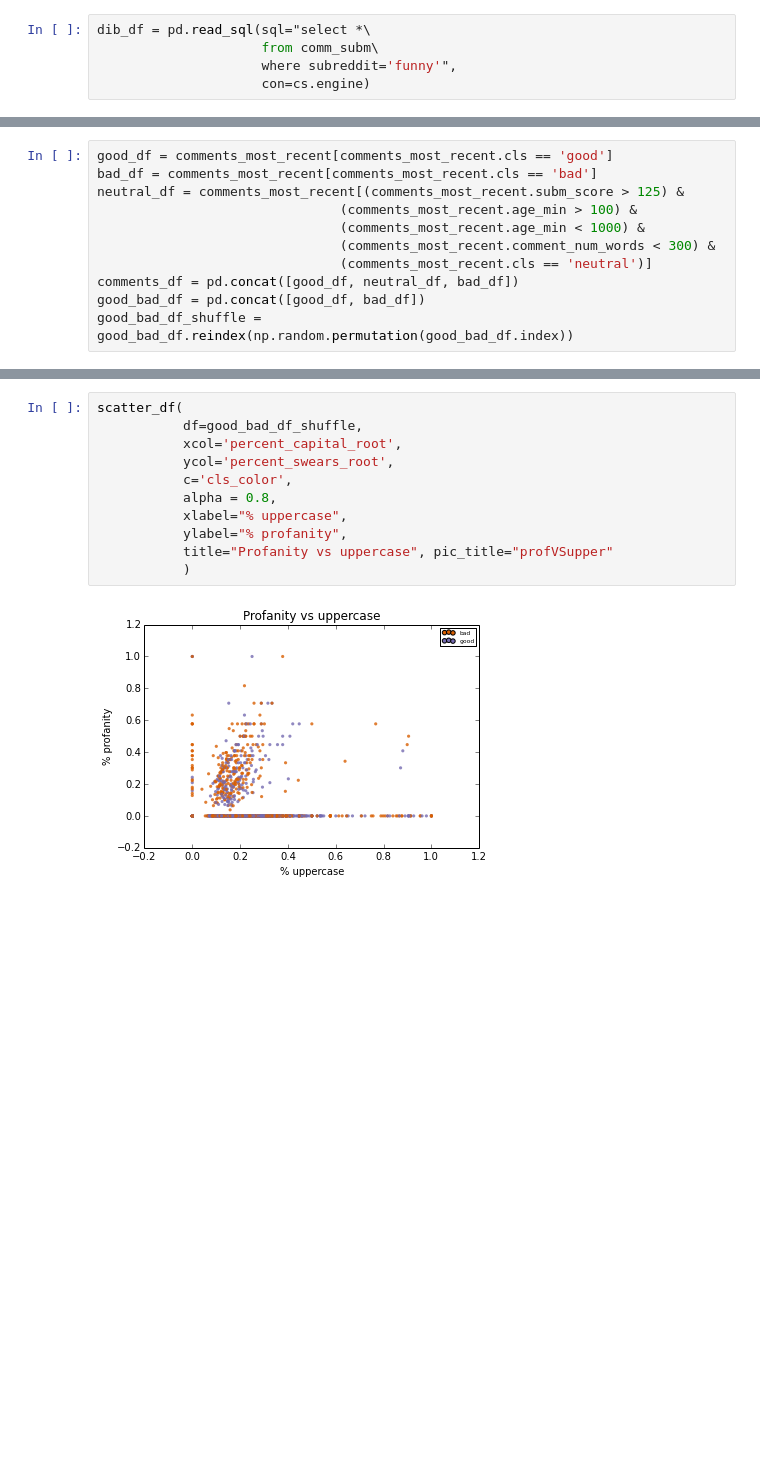
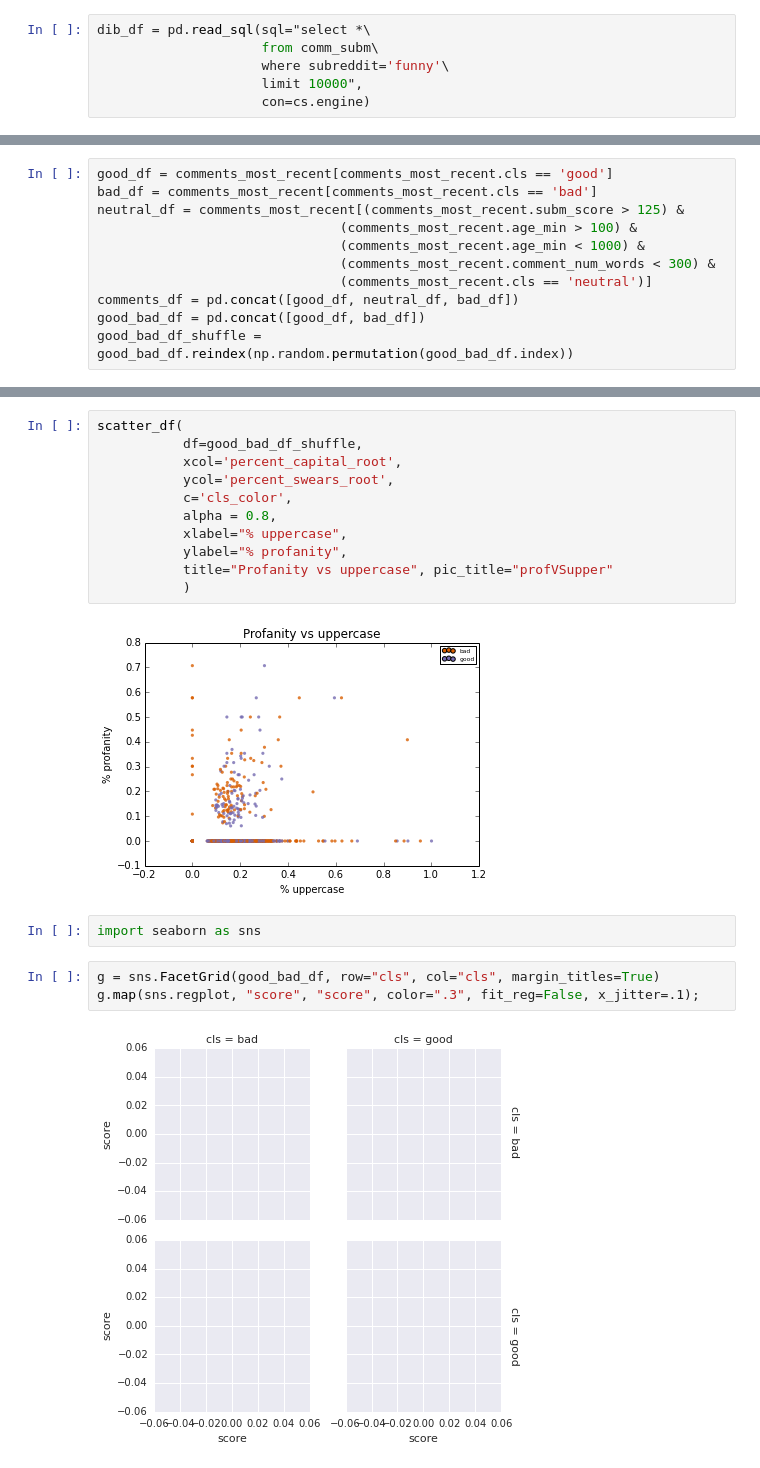
Before and after one commit to gautsi/creddit_score, a Jupyter notebook: notebooks/exp_analysis_3.ipynb, the cells around one changed output, grey strips where cells are left out. Cells and saved outputs as stored; diff of their text form; blank space fills up the shorter version.

```diff
--- a/notebooks/exp_analysis_3.ipynb
+++ b/notebooks/exp_analysis_3.ipynb
@@ -127,7 +127,8 @@ def scatter_df(df, xcol, ycol, c=None, cmap=None, s=10, alpha=0.2, edgecolor='',
 # %%
 dib_df = pd.read_sql(sql="select *\
                      from comm_subm\
-                     where subreddit='funny'",
+                     where subreddit='funny'\
+                     limit 10000",
                      con=cs.engine)
 # %%
 comments_most_recent = dib_df.groupby(dib_df.comment_id).last()
@@ -160,4 +165,11 @@ scatter_df(
            title="Profanity vs uppercase", pic_title="profVSupper"
            )
 # %% [output]
-[figure, old version]
+[figure, new version]
+# %%
+import seaborn as sns
+# %%
+g = sns.FacetGrid(good_bad_df, row="cls", col="cls", margin_titles=True)
+g.map(sns.regplot, "score", "score", color=".3", fit_reg=False, x_jitter=.1);
+# %% [output]
+[figure, added]
```
Also changed, not shown: parts of 13 cells of this notebook, 2 other files.
